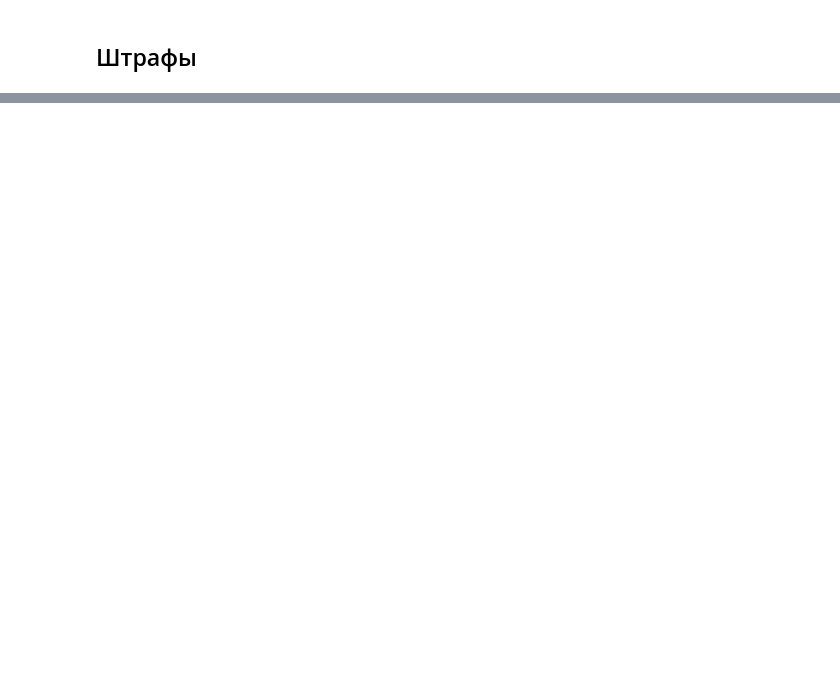
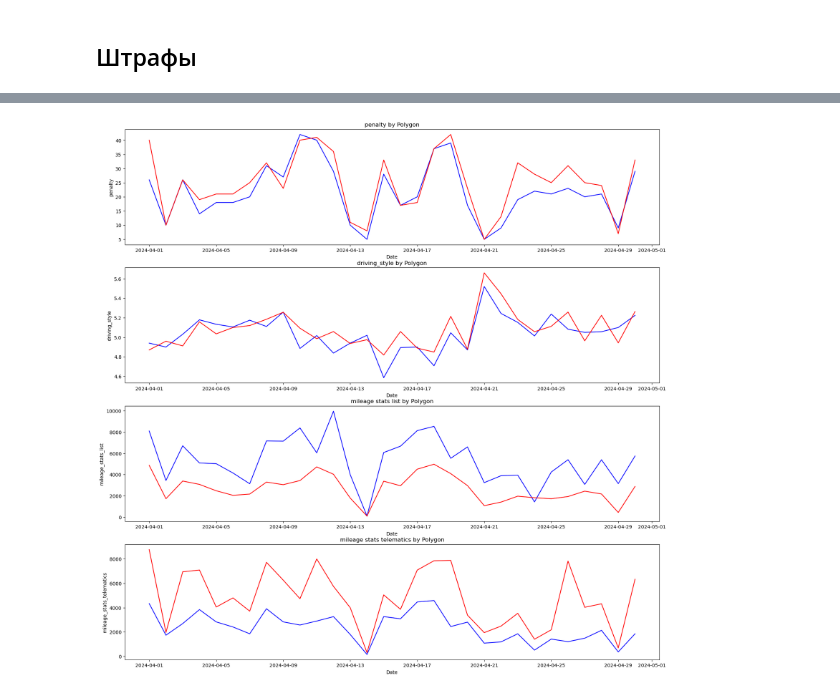
Before and after one commit to EgorAndrik/CP-Dashboards, a Jupyter notebook: models/graphs.ipynb, the cells around one changed output, grey strips where cells are left out. Cells and saved outputs as stored; diff of their text form; code cells hidden in the pictures; blank space fills up the shorter version.

```diff
--- a/models/graphs.ipynb
+++ b/models/graphs.ipynb
@@ -114,0 +151,12 @@ plt.show()
+# %%
+def collect_groups_by_date(df: pd.DataFrame):
+	df = df.copy()
+	tdf = df[df.leader == False].groupby(['polygon', 'date'])[['penalty', 'mileage_list', 'mileage_telematics']].sum()
+	tdf = tdf.join(df[df.leader == False].groupby(['polygon', 'date'])[['driving_style']].mean())
+
+	return tdf
+# %%
+poldatel_gb = collect_groups_by_date(df.rename(columns={'date_list': 'date'}))
+poldatet_gb = collect_groups_by_date(df.rename(columns={'date_telematics': 'date'}))
+# %%
+poldate_data = poldatel_gb.join(poldatet_gb, on=['polygon', 'date'], lsuffix='_list', rsuffix='_telematics')
@@ -114,0 +180,38 @@ plt.show()
+# %%
+agg_1 = poldate_data.loc['Горьковская дир']
+# %%
+cols = ['penalty', 'driving_style']
+
+fig, axs = plt.subplots(4, 1, figsize = (20, 20))
+
+i = 0
+
+for ax in axs[:2]:
+	ax.plot(agg_1.index, agg_1[cols[i]+'_list'], color='blue')
+	ax.plot(agg_1.index, agg_1[cols[i]+'_telematics'], color='red')
+	ax.set_ylabel(cols[i])
+	ax.set_xlabel('Date')
+	ax.set_title(cols[i] + ' by Polygon')
+
+	i += 1
+
+ax = axs[i]
+ax.plot(agg_1.index, agg_1['mileage_list_list'], color='blue')
+ax.plot(agg_1.index, agg_1['mileage_telematics_list'], color='red')
+ax.set_ylabel('mileage_stats_list')
+ax.set_xlabel('Date')
+ax.set_title('mileage stats list by Polygon')
+
+i+= 1
+
+
+ax = axs[i]
+ax.plot(agg_1.index, agg_1['mileage_list_telematics'], color='blue')
+ax.plot(agg_1.index, agg_1['mileage_telematics_telematics'], color='red')
+ax.set_ylabel('mileage_stats_telematics')
+ax.set_xlabel('Date')
+ax.set_title('mileage stats telematics by Polygon')
+
+plt.show()
+# %% [output]
+[figure, added]
```
Also changed, not shown: parts of 16 cells of this notebook, 2 other files.
